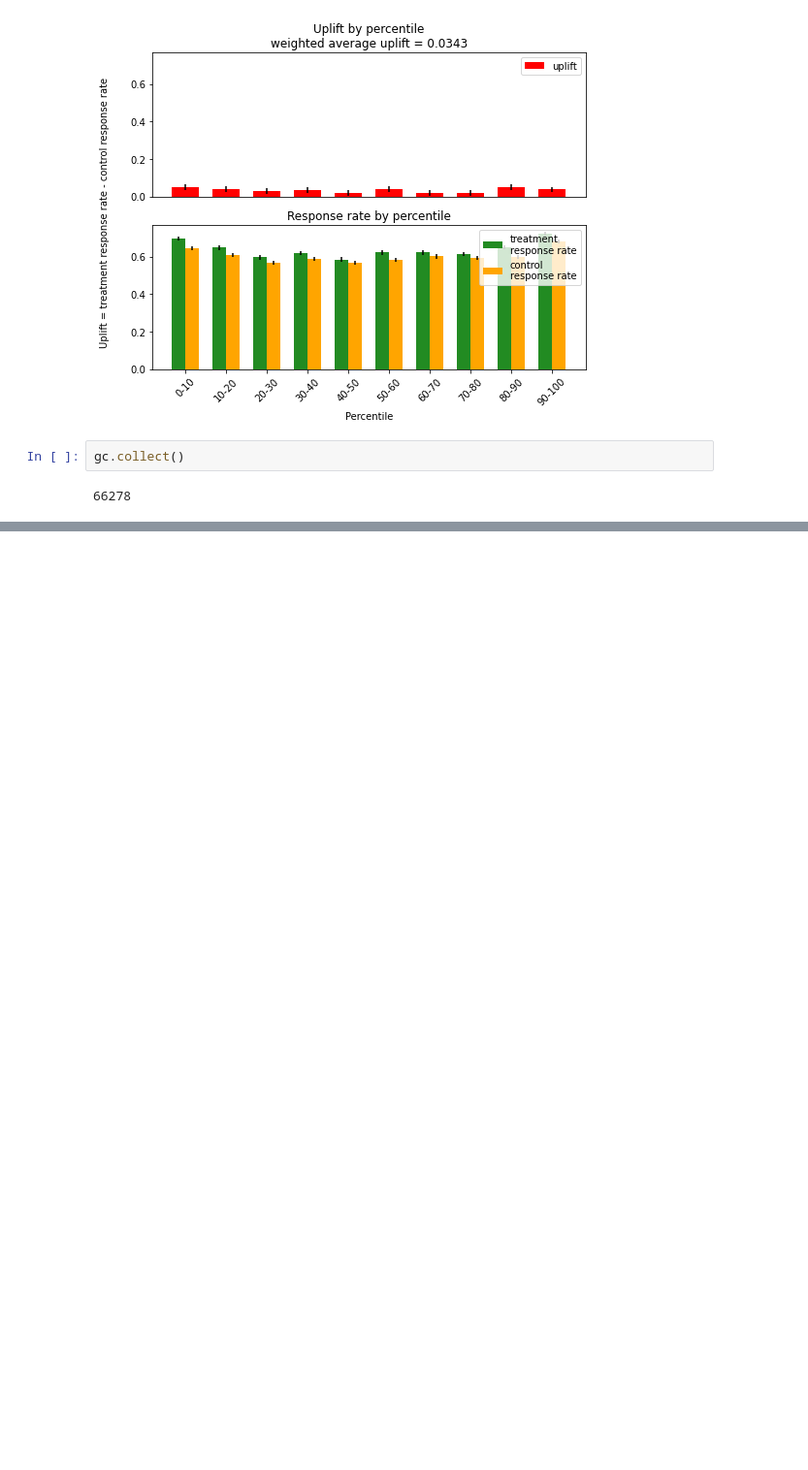
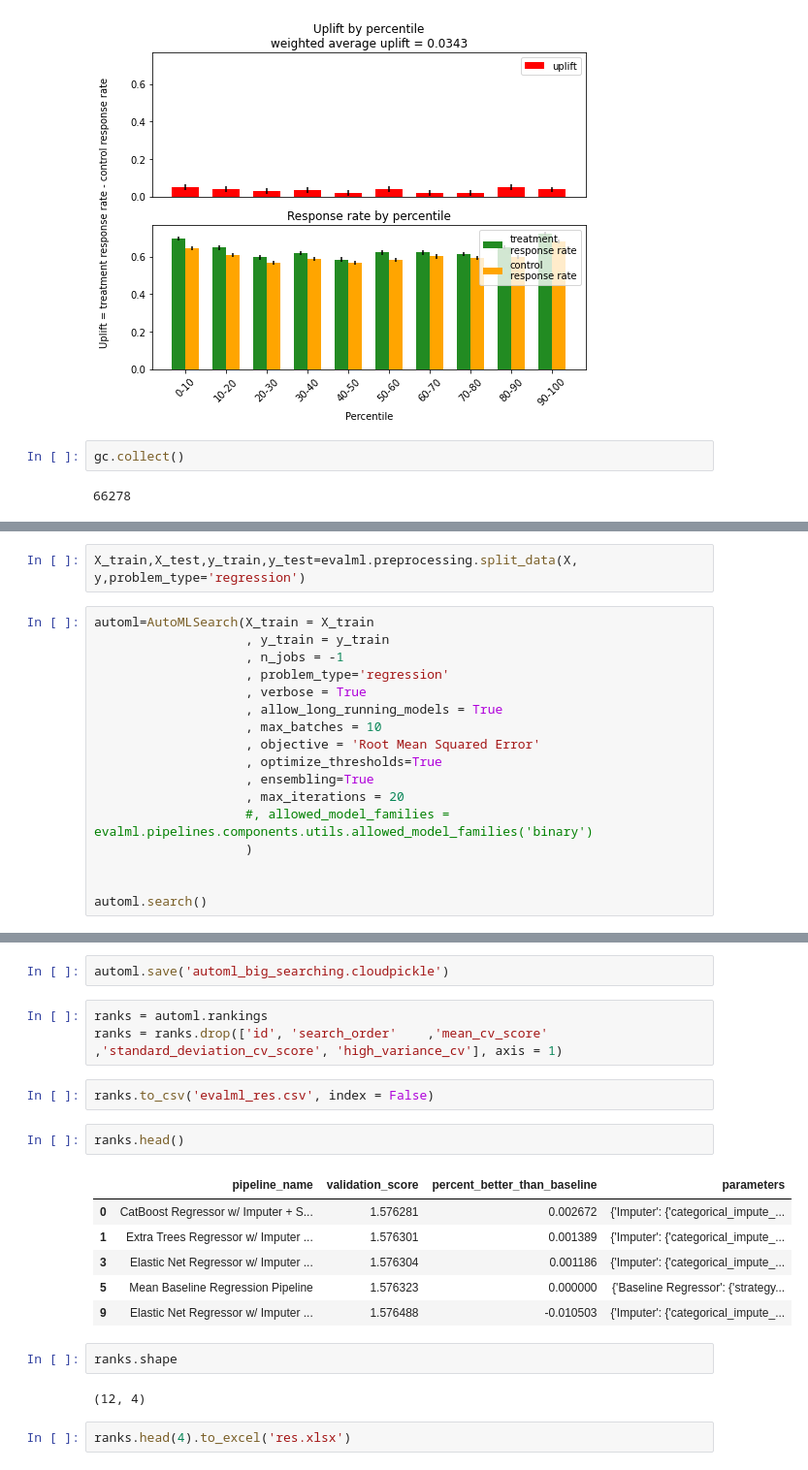
Before and after one commit to JacKira/MastersDegree, a Jupyter notebook: Notebooks/X5/X5_Churn.ipynb, the cells around one changed output, grey strips where cells are left out. Shown at 97% size. Saved outputs shown, nothing was run; the diff lists cells and outputs as text; blank space fills up the shorter version.

Commit message:
MEGA SAVE

```diff
--- a/Notebooks/X5/X5_Churn.ipynb
+++ b/Notebooks/X5/X5_Churn.ipynb
@@ -490,0 +578,19 @@ gc.collect()
+# %%
+X_train,X_test,y_train,y_test=evalml.preprocessing.split_data(X, y,problem_type='regression')
+# %%
+automl=AutoMLSearch(X_train = X_train
+                    , y_train = y_train
+                    , n_jobs = -1
+                    , problem_type='regression'
+                    , verbose = True
+                    , allow_long_running_models = True
+                    , max_batches = 10
+                    , objective = 'Root Mean Squared Error'
+                    , optimize_thresholds=True
+                    , ensembling=True
+                    , max_iterations = 20
+                    #, allowed_model_families = evalml.pipelines.components.utils.allowed_model_families('binary')
+                    )
+
+
+automl.search()
@@ -490,0 +646,22 @@ gc.collect()
+# %%
+automl.save('automl_big_searching.cloudpickle')
+# %%
+ranks = automl.rankings
+ranks = ranks.drop(['id', 'search_order'	,'mean_cv_score'	,'standard_deviation_cv_score', 'high_variance_cv'], axis = 1)
+# %%
+ranks.to_csv('evalml_res.csv', index = False)
+# %%
+ranks.head()
+# %% [output]
+|  | pipeline_name | validation_score | percent_better_than_baseline | parameters |
+| 0 | CatBoost Regressor w/ Imputer + S... | 1.576281 | 0.002672 | {'Imputer': {'categorical_impute_... |
+| 1 | Extra Trees Regressor w/ Imputer ... | 1.576301 | 0.001389 | {'Imputer': {'categorical_impute_... |
+| 3 | Elastic Net Regressor w/ Imputer ... | 1.576304 | 0.001186 | {'Imputer': {'categorical_impute_... |
+| 5 | Mean Baseline Regression Pipeline | 1.576323 | 0.000000 | {'Baseline Regressor': {'strategy... |
+| 9 | Elastic Net Regressor w/ Imputer ... | 1.576488 | -0.010503 | {'Imputer': {'categorical_impute_... |
+# %%
+ranks.shape
+# %% [output]
+(12, 4)
+# %%
+ranks.head(4).to_excel('res.xlsx')
```
Also changed, not shown: parts of 4 cells of this notebook, 14 other files.
